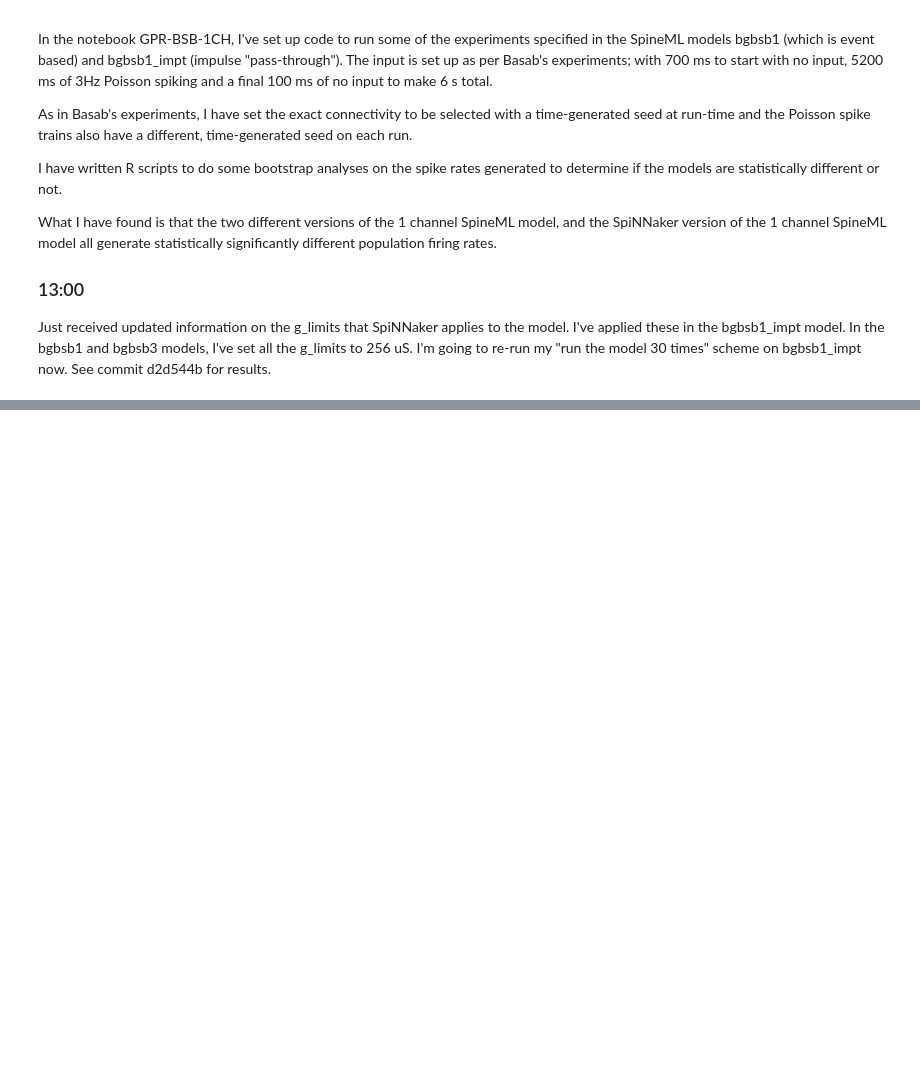
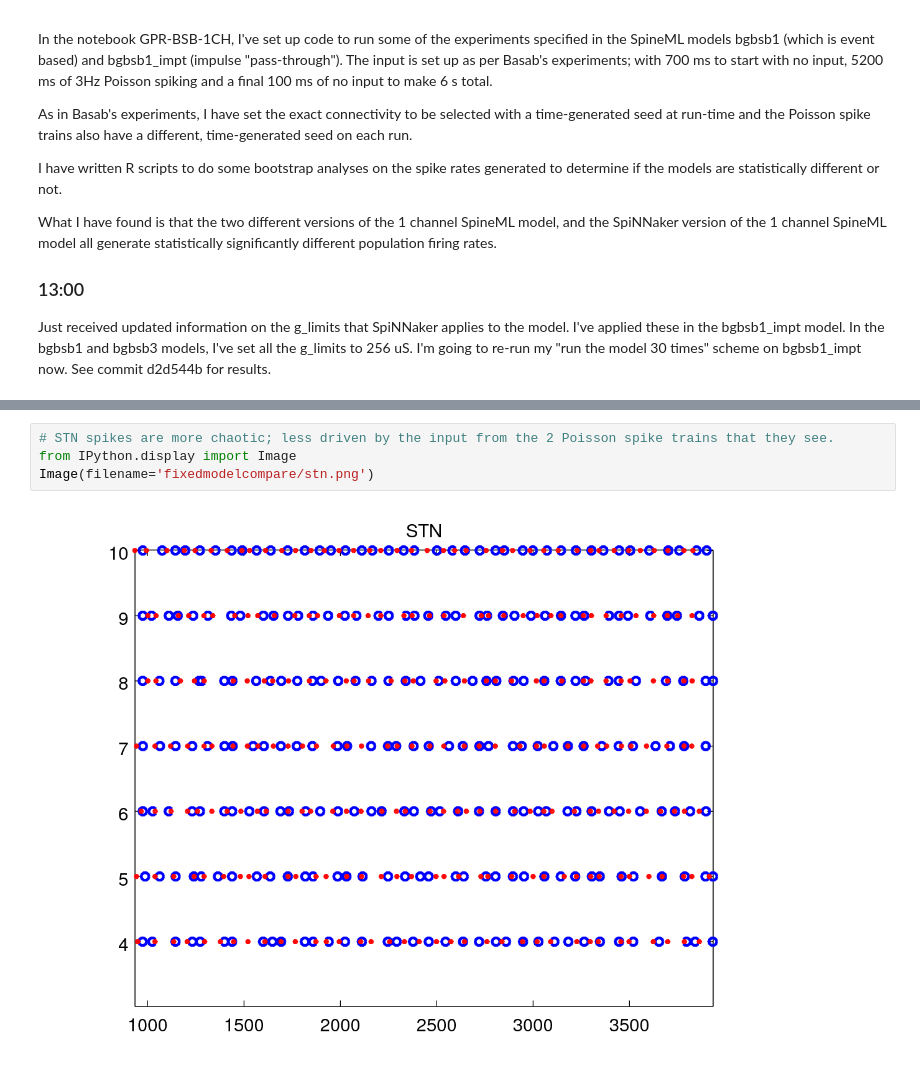
Before and after one commit to ABRG-Models/GPR-BSB, a Jupyter notebook: labbook/Lab book.ipynb, the cells around one changed output, grey strips where cells are left out. Saved outputs shown, nothing was run; the diff lists cells and outputs as text; blank space fills up the shorter version.

```diff
--- a/labbook/Lab book.ipynb
+++ b/labbook/Lab book.ipynb
@@ -30,0 +96,6 @@ Just received updated information on the g_limits that SpiNNaker applies to the
+# %%
+# STN spikes are more chaotic; less driven by the input from the 2 Poisson spike trains that they see.
+from IPython.display import Image
+Image(filename='fixedmodelcompare/stn.png')
+# %% [output]
+[figure, added]
```
Also changed, not shown: parts of 5 cells of this notebook, 1 other file.
